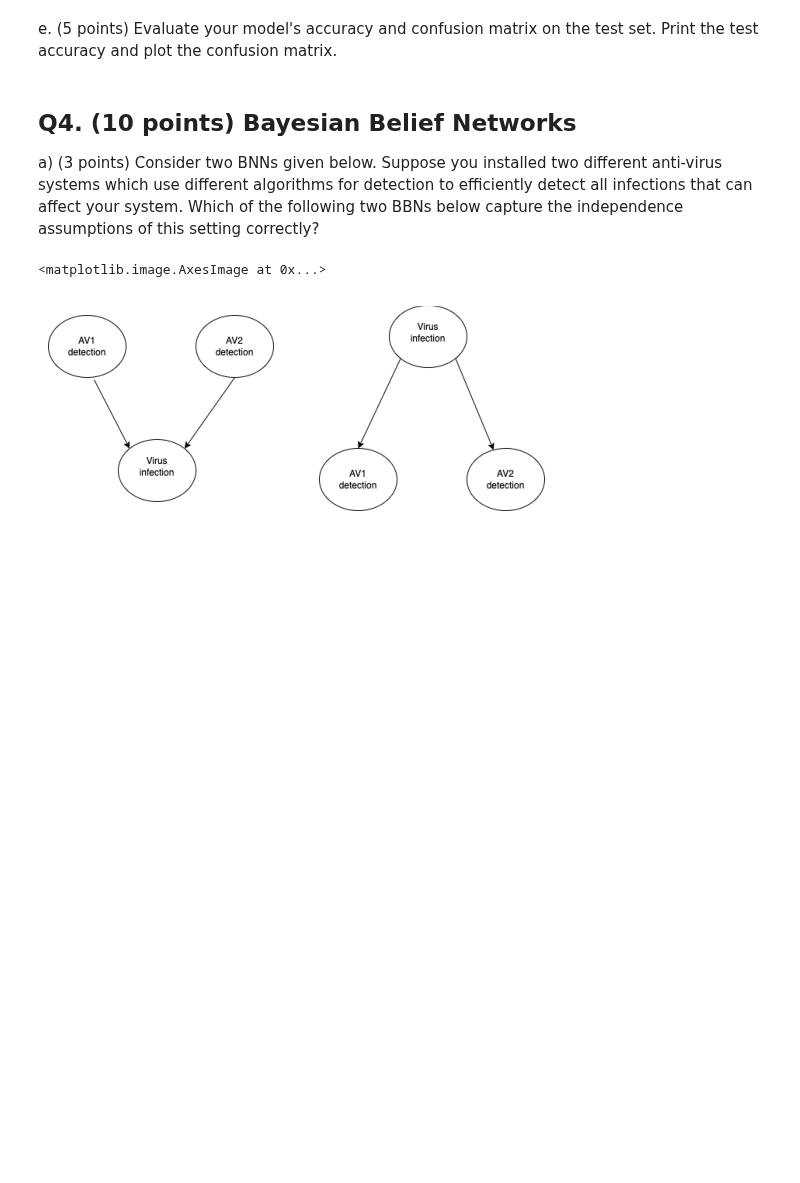
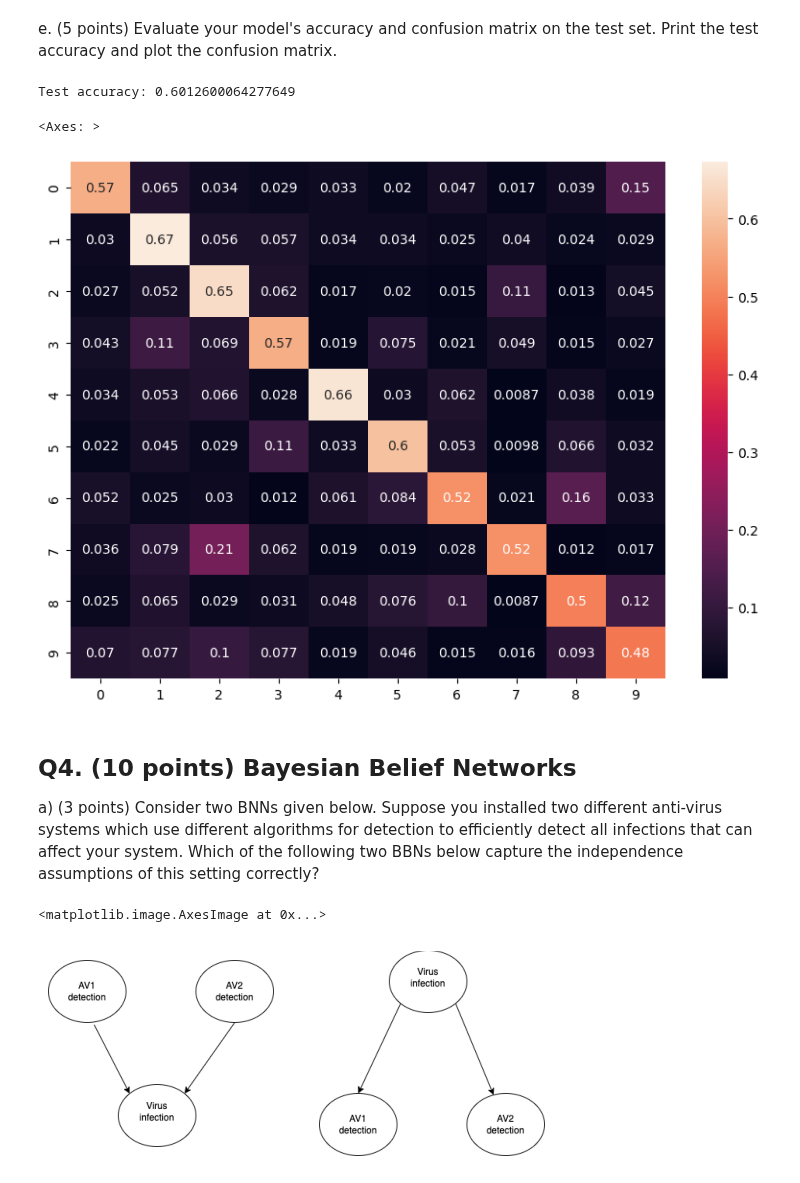
Before and after one commit to psinha25/ece381-aml, a Jupyter notebook: hw4/HW-4.ipynb, the cells around one changed output. Cells and saved outputs as stored; diff of their text form; code cells hidden in the pictures; blank space fills up the shorter version.

```diff
--- a/hw4/HW-4.ipynb
+++ b/hw4/HW-4.ipynb
@@ -204,15 +221,14 @@ train_num = int(len(train_dataset) * 0.8)
 val_num = len(train_dataset) - train_num
 # Randomly split the training dataset into training dataset and validation dataset
 ### START CODE ###
-train_dataset, val_dataset = None
+train_dataset, val_dataset = torch.utils.data.random_split(train_dataset, [train_num, val_num])
 ### END CODE ###
-
 
 # Create data loaders
 ### START CODE ###
-train_loader = None
-val_loader = None
-test_loader = None
+train_loader = torch.utils.data.DataLoader(train_dataset, batch_size=256, shuffle=True)
+val_loader = torch.utils.data.DataLoader(val_dataset, batch_size=256)
+test_loader = torch.utils.data.DataLoader(test_dataset, batch_size=256)
 ### END CODE ###
 # %% [markdown]
 c. (5 points) Build a multiple layer perceptron with the following sequential structure:
@@ -234,12 +250,21 @@ class MLP(nn.Module):
         super(MLP, self).__init__()
         # Create fully connected layers (nn.Linear)
         ### START CODE ###
+        self.layers = nn.Sequential(
+            nn.Linear(32 * 32 * 3, 50),
+            nn.ReLU(),
+            nn.Linear(50, 50),
+            nn.ReLU(),
+            nn.Linear(50, 10),
+        )
         ### END CODE ###
 
     def forward(self, x):
         # Flatten the input x and pass it through the neural network
         x = x.view(-1, 32*32*3)
         ### START CODE ###
+        x = self.layers(x)          # pass x thru the NN and get the logits
+        x = F.log_softmax(x, dim=1) # apply a softmax to the logits
         ### END CODE ###
         return x
 # %%
@@ -322,37 +368,51 @@ all_y_pred = []
 with torch.no_grad():
     for data, target in tqdm(test_loader):
         out = model(data)
         # Get model's prediction
         ### START CODE ###
-        pred = None
+        pred = out.max(1).indices
         ### END CODE ###
 
         # Get number of correct predictions
         ### START CODE ###
-        correct = None
+        correct = torch.sum((pred == target))
         ### END CODE ###
 
         total_correct += correct
         batch_size = len(target)
         total_num += batch_size
 
         # Collect target into the all_y_true list and pred into the all_y_pred list for confusion matrix
         ### START CODE ###
+        all_y_true.append(target)
+        all_y_pred.append(pred)
         ### END CODE ###
 
 test_acc = total_correct / total_num
 print(f"Test accuracy: {test_acc}")
 
 # Obtain confusion matrix
 ### START CODE ###
-cm = None
+import numpy as np
+cm = np.zeros((10, 10))
+
+# figure out the count of predictions where i == j for each i, j in the classes
+for i in range(10):
+    for j in range(10):
+        cm[i][j] = sum([torch.sum((all_y_pred[k] == i) * (all_y_true[k] == j)) for k in range(len(all_y_pred))])
+
+# normalize to percentages for better rendering
+cm = cm.astype('float') / cm.sum(axis=1)[:, np.newaxis]
 ### END CODE ###
-
 
 df_cm = pd.DataFrame(cm, index = [i for i in "0123456789"],
                          columns = [i for i in "0123456789"])
 plt.figure(figsize = (10,7))
 sn.heatmap(df_cm, annot=True)
+# %% [output]
+Test accuracy: 0.6012600064277649
+<Axes: >
+[figure, added]
 # %% [markdown]
 ## Q4. (10 points) Bayesian Belief Networks
 
```
Also changed, not shown: parts of 5 cells of this notebook.
